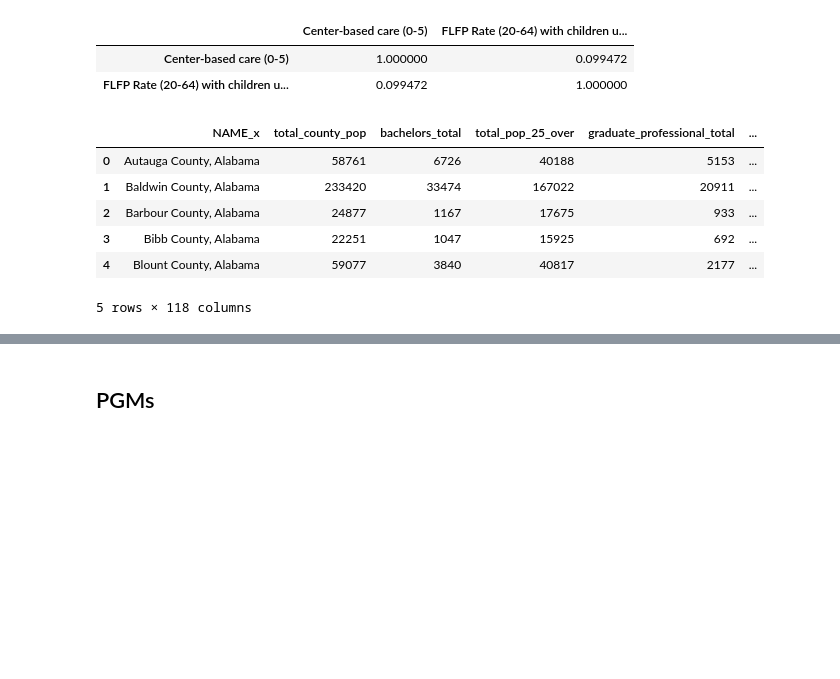
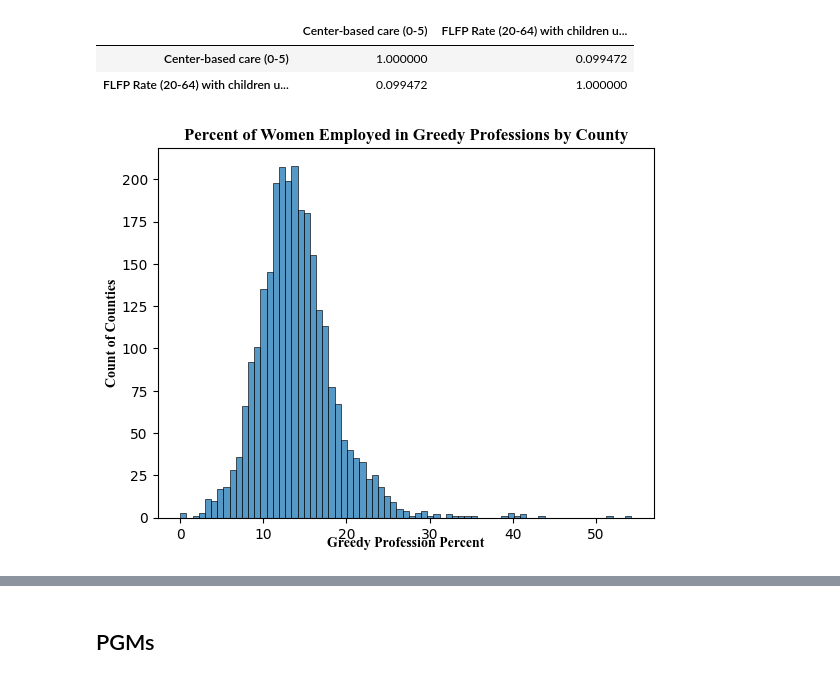
Before and after one commit to emilylmitchum/dsan5650-final-project, a Jupyter notebook: code/eda.ipynb, the cells around one changed output, grey strips where cells are left out. Saved outputs shown, nothing was run; the diff lists cells and outputs as text; code cells hidden in the pictures; blank space fills up the shorter version.

```diff
--- a/code/eda.ipynb
+++ b/code/eda.ipynb
@@ -494,4 +449,13 @@ merged[["Center-based care (0-5)", "FLFP Rate (20-64) with children under 6"]].d
 | Center-based care (0-5) | 1.000000 | 0.099472 |
 | FLFP Rate (20-64) with children u... | 0.099472 | 1.000000 |
 # %%
-merged['childcare_burden'] = merged['Center-based care (0-5)'] / merged['Median family income (2022)']
+# Create childcare burden variable by multiplying weekly cost * 52 / annual median family income
+merged['childcare_burden'] = (merged['Center-based care (0-5)']  * 52) / merged['Median family income (2022)']
+
+# transform burden and greedy occupation share to percents
+merged["childcare_burden_pct"] = merged["childcare_burden"] * 100
+merged["greedy_profession_pct"] = merged['greedy_profession_share'] * 100
+merged["born_in_state_pct"] = merged['born_in_state_share'] * 100
+
+# take log of pop density
+merged["log_pop_density"] = np.log1p(merged["pop_density"])
@@ -500,15 +472,5 @@ merged["log_pop_density"] = np.log1p(merged["pop_density"])
 # %%
-sel_cols = ["childcare_burden","greedy_profession_share","bachelors_plus_share","log_pop_density"]
+sel_cols = ["childcare_burden_pct","greedy_profession_pct","born_in_state_pct","bachelors_plus_share","log_pop_density"]
 
 for col in sel_cols:
-   merged[f'{col}_standardized'] = (merged[col] - merged[col].mean()) / merged[col].std()
-
-merged.head()
+   model_df[f'{col}_standardized'] = (model_df[col] - model_df[col].mean()) / model_df[col].std()
-# %% [output]
-|  | NAME_x | total_county_pop | bachelors_total | total_pop_25_over | graduate_professional_total | ... |
-| 0 | Autauga County, Alabama | 58761 | 6726 | 40188 | 5153 | ... |
-| 1 | Baldwin County, Alabama | 233420 | 33474 | 167022 | 20911 | ... |
-| 2 | Barbour County, Alabama | 24877 | 1167 | 17675 | 933 | ... |
-| 3 | Bibb County, Alabama | 22251 | 1047 | 15925 | 692 | ... |
-| 4 | Blount County, Alabama | 59077 | 3840 | 40817 | 2177 | ... |
-5 rows × 118 columns
@@ -514,0 +479,16 @@ merged.head()
+# %%
+sns.histplot(data=model_df, x='greedy_profession_pct')
+
+title_font = {
+    'family': 'Times New Roman',
+    'weight': 'bold',
+    'verticalalignment': 'baseline',
+    'horizontalalignment': 'center'
+}
+
+plt.title('Percent of Women Employed in Greedy Professions by County', fontdict=title_font)
+plt.xlabel("Greedy Profession Percent", fontdict=title_font)
+plt.ylabel("Count of Counties", fontdict=title_font)
+plt.show()
+# %% [output]
+[figure, added]
```
Also changed, not shown: parts of 54 cells of this notebook, 5 other files.
